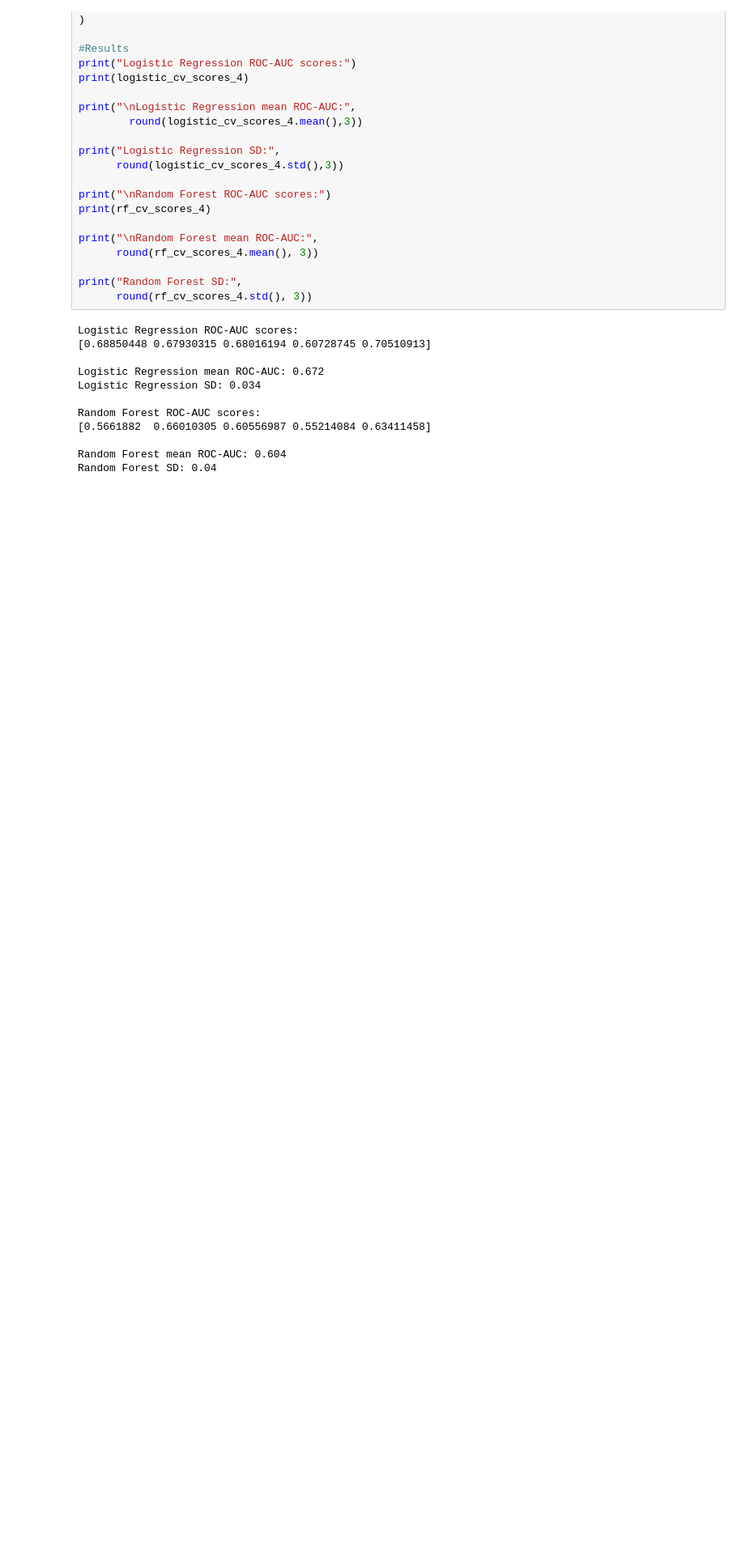
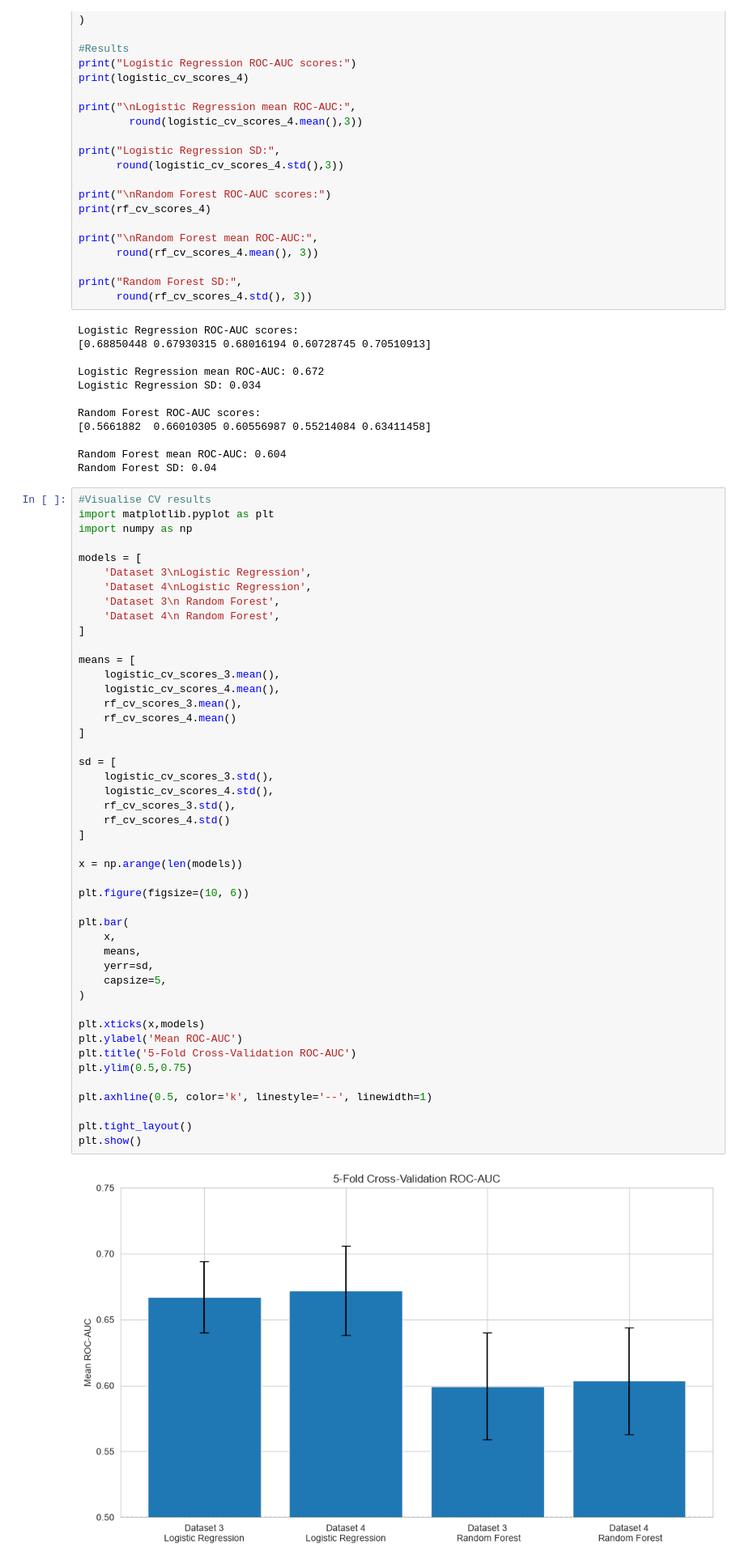
Before and after one commit to yathukamal/Creditscore2, a Jupyter notebook: default_classification.ipynb, the cells around one changed output. Shown at 81% size. Cells and saved outputs as stored; diff of their text form; blank space fills up the shorter version.

```diff
--- a/default_classification.ipynb
+++ b/default_classification.ipynb
@@ -1531,3 +1531,51 @@ Random Forest ROC-AUC scores:
 
 Random Forest mean ROC-AUC: 0.604
 Random Forest SD: 0.04
+# %%
+#Visualise CV results
+import matplotlib.pyplot as plt
+import numpy as np
+
+models = [
+    'Dataset 3\nLogistic Regression',
+    'Dataset 4\nLogistic Regression',
+    'Dataset 3\n Random Forest',
+    'Dataset 4\n Random Forest',
+]
+
+means = [
+    logistic_cv_scores_3.mean(),
+    logistic_cv_scores_4.mean(),
+    rf_cv_scores_3.mean(),
+    rf_cv_scores_4.mean()
+]
+
+sd = [
+    logistic_cv_scores_3.std(),
+    logistic_cv_scores_4.std(),
+    rf_cv_scores_3.std(),
+    rf_cv_scores_4.std()
+]
+
+x = np.arange(len(models))
+
+plt.figure(figsize=(10, 6))
+
+plt.bar(
+    x,
+    means,
+    yerr=sd,
+    capsize=5,
+)
+
+plt.xticks(x,models)
+plt.ylabel('Mean ROC-AUC')
+plt.title('5-Fold Cross-Validation ROC-AUC')
+plt.ylim(0.5,0.75)
+
+plt.axhline(0.5, color='k', linestyle='--', linewidth=1)
+
+plt.tight_layout()
+plt.show()
+# %% [output]
+[figure, added]
```
Also changed, not shown: parts of 3 cells of this notebook.
